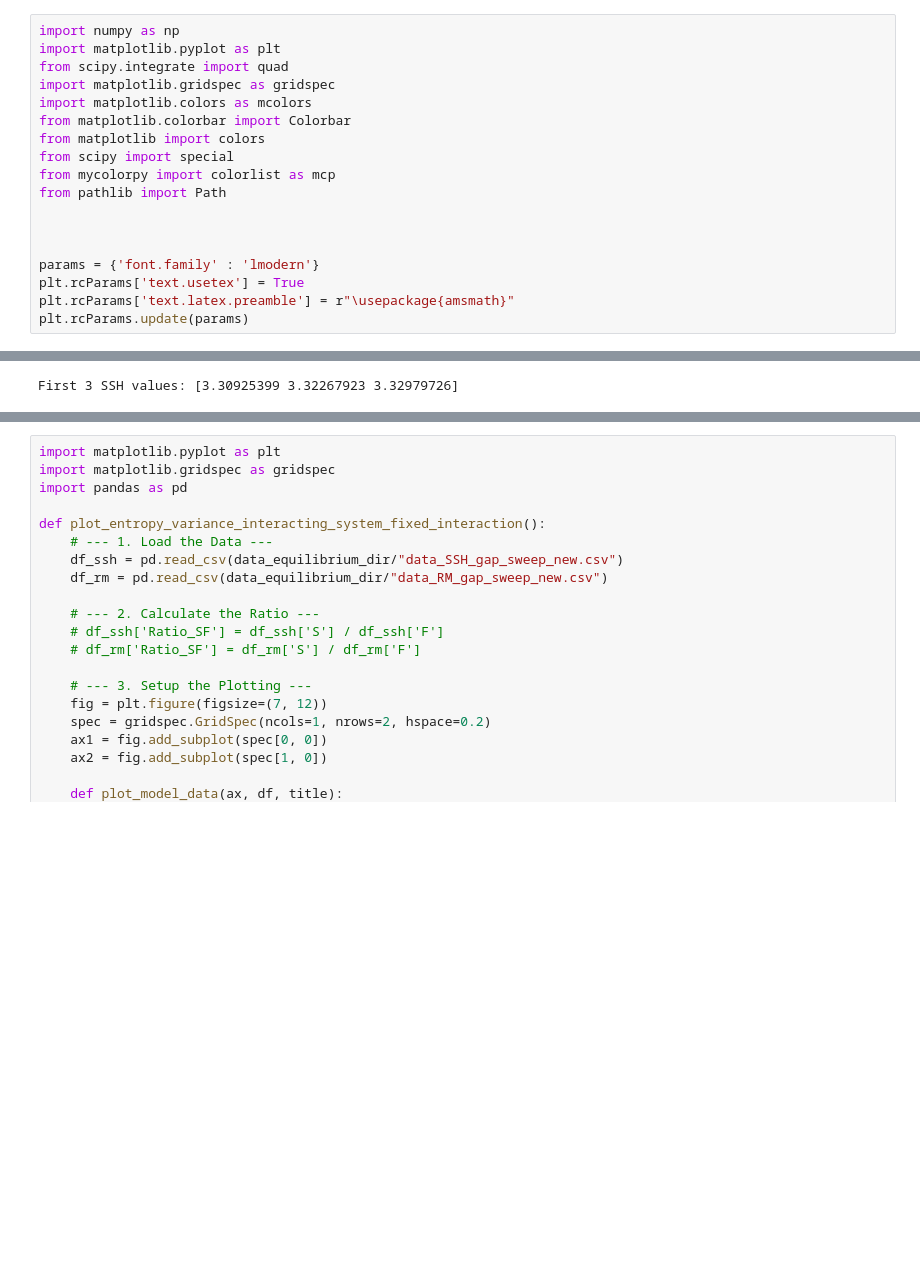
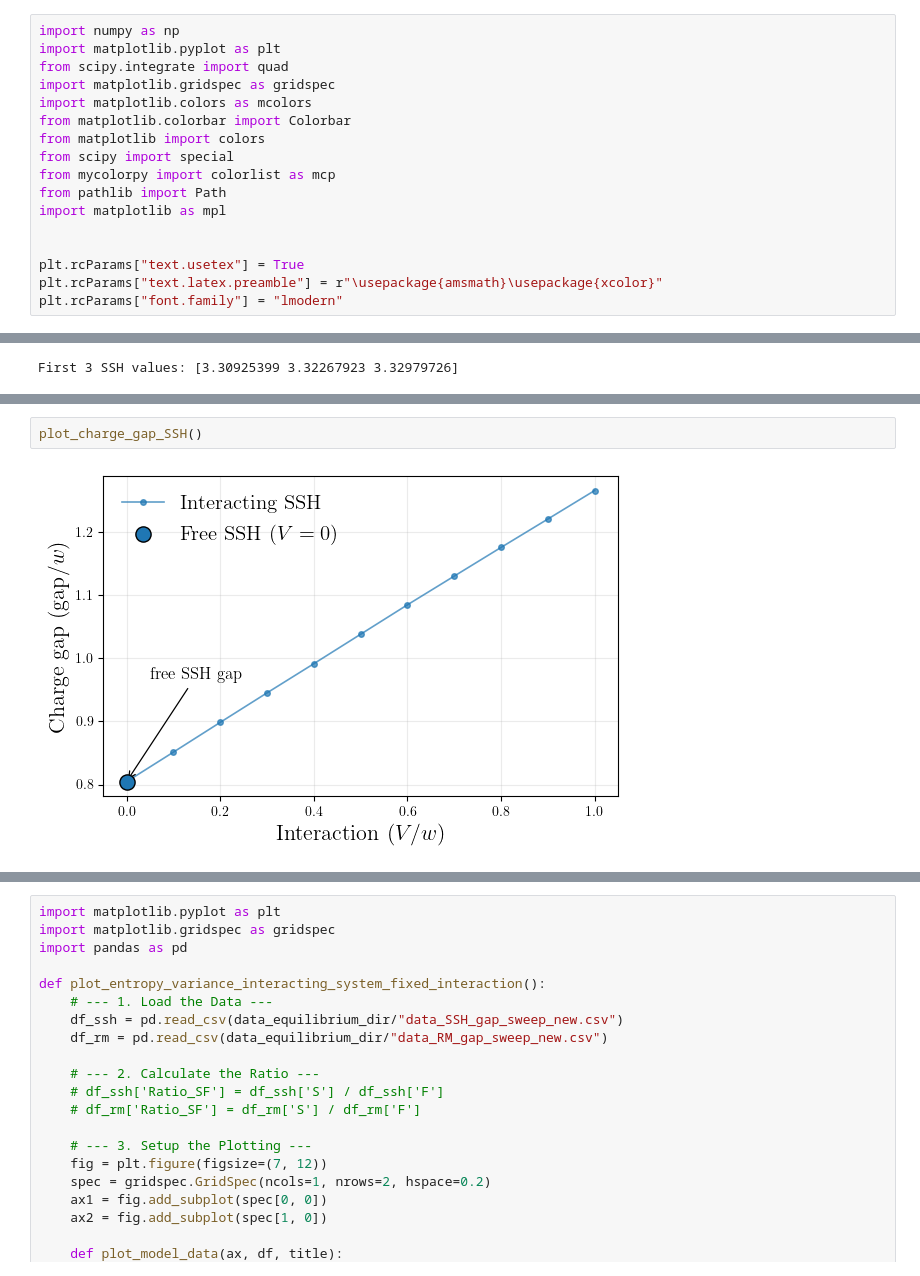
Before and after one commit to artalink7/SSH-Analysis, a Jupyter notebook: plot/plots.ipynb, the cells around one changed output, grey strips where cells are left out. Saved outputs shown, nothing was run; the diff lists cells and outputs as text; blank space fills up the shorter version.

```diff
--- a/plot/plots.ipynb
+++ b/plot/plots.ipynb
@@ -9,13 +9,12 @@ from matplotlib import colors
 from scipy import special
 from mycolorpy import colorlist as mcp
 from pathlib import Path
+import matplotlib as mpl
 
 
-
-params = {'font.family' : 'lmodern'}
-plt.rcParams['text.usetex'] = True
-plt.rcParams['text.latex.preamble'] = r"\usepackage{amsmath}"
-plt.rcParams.update(params)
+plt.rcParams["text.usetex"] = True
+plt.rcParams["text.latex.preamble"] = r"\usepackage{amsmath}\usepackage{xcolor}"
+plt.rcParams["font.family"] = "lmodern"
 # %%
 cwd = Path().resolve()
 project_root = cwd.parent
@@ -549,0 +536,4 @@ plot_entropy_variance_interacting_system()
+# %%
+plot_charge_gap_SSH()
+# %% [output]
+[figure, added]
```
Also changed, not shown: parts of 13 cells of this notebook, 2 other files.
